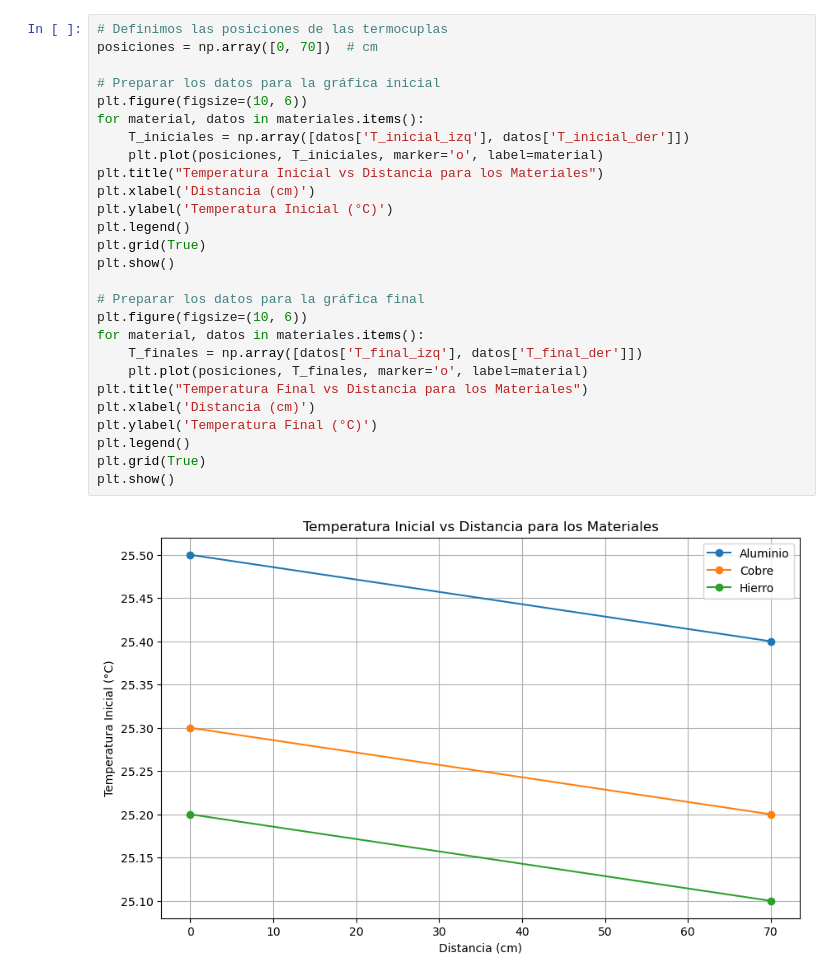
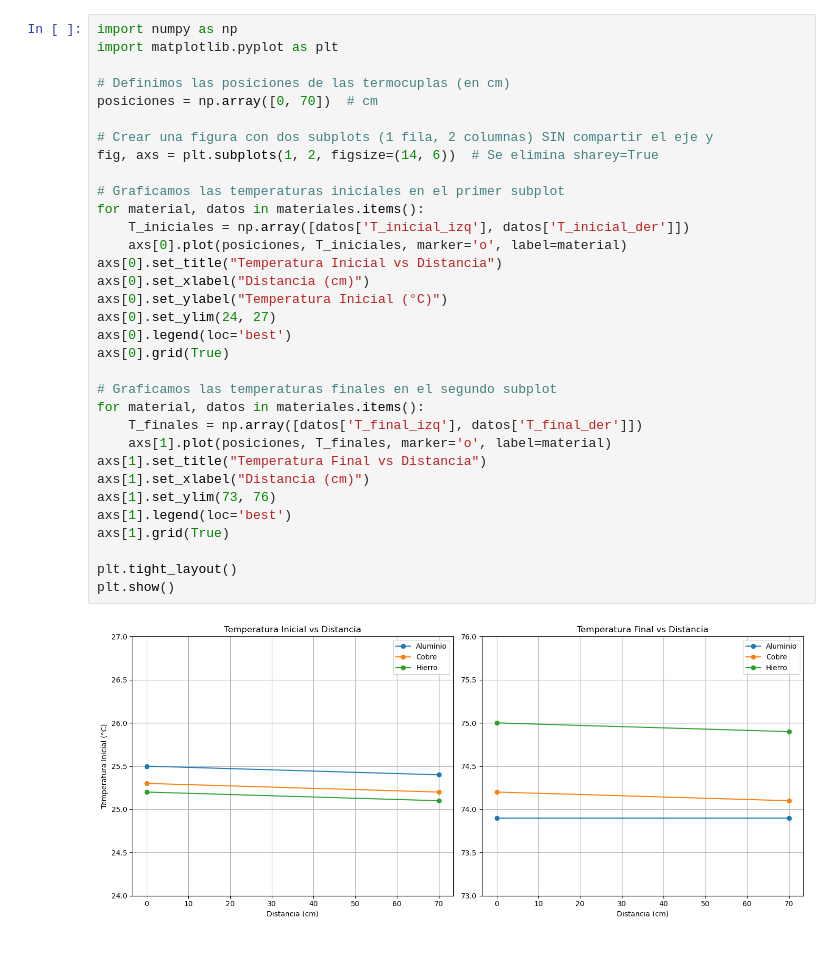
Before and after one commit to JuanJ27/Base, a Jupyter notebook: Python/Experimental IV/Cuarta_tarea.ipynb, the cells around one changed output. Cells and saved outputs as stored; diff of their text form; blank space fills up the shorter version.

```diff
--- a/Python/Experimental IV/Cuarta_tarea.ipynb
+++ b/Python/Experimental IV/Cuarta_tarea.ipynb
@@ -115,29 +204,35 @@ plt.show()
 # %%
-# Definimos las posiciones de las termocuplas
+import numpy as np
+import matplotlib.pyplot as plt
+
+# Definimos las posiciones de las termocuplas (en cm)
 posiciones = np.array([0, 70])  # cm
 
-# Preparar los datos para la gráfica inicial
-plt.figure(figsize=(10, 6))
+# Crear una figura con dos subplots (1 fila, 2 columnas) SIN compartir el eje y
+fig, axs = plt.subplots(1, 2, figsize=(14, 6))  # Se elimina sharey=True
+
+# Graficamos las temperaturas iniciales en el primer subplot
 for material, datos in materiales.items():
     T_iniciales = np.array([datos['T_inicial_izq'], datos['T_inicial_der']])
-    plt.plot(posiciones, T_iniciales, marker='o', label=material)
-plt.title("Temperatura Inicial vs Distancia para los Materiales")
-plt.xlabel('Distancia (cm)')
-plt.ylabel('Temperatura Inicial (°C)')
-plt.legend()
-plt.grid(True)
-plt.show()
+    axs[0].plot(posiciones, T_iniciales, marker='o', label=material)
+axs[0].set_title("Temperatura Inicial vs Distancia")
+axs[0].set_xlabel("Distancia (cm)")
+axs[0].set_ylabel("Temperatura Inicial (°C)")
+axs[0].set_ylim(24, 27)
+axs[0].legend(loc='best')
+axs[0].grid(True)
 
-# Preparar los datos para la gráfica final
-plt.figure(figsize=(10, 6))
+# Graficamos las temperaturas finales en el segundo subplot
 for material, datos in materiales.items():
     T_finales = np.array([datos['T_final_izq'], datos['T_final_der']])
-    plt.plot(posiciones, T_finales, marker='o', label=material)
-plt.title("Temperatura Final vs Distancia para los Materiales")
-plt.xlabel('Distancia (cm)')
-plt.ylabel('Temperatura Final (°C)')
-plt.legend()
-plt.grid(True)
+    axs[1].plot(posiciones, T_finales, marker='o', label=material)
+axs[1].set_title("Temperatura Final vs Distancia")
+axs[1].set_xlabel("Distancia (cm)")
+axs[1].set_ylim(73, 76)
+axs[1].legend(loc='best')
+axs[1].grid(True)
+
+plt.tight_layout()
 plt.show()
 # %% [output]
-[figure, old version]
+[figure, new version]
```
Also changed, not shown: parts of 6 cells of this notebook, 2 other files.
